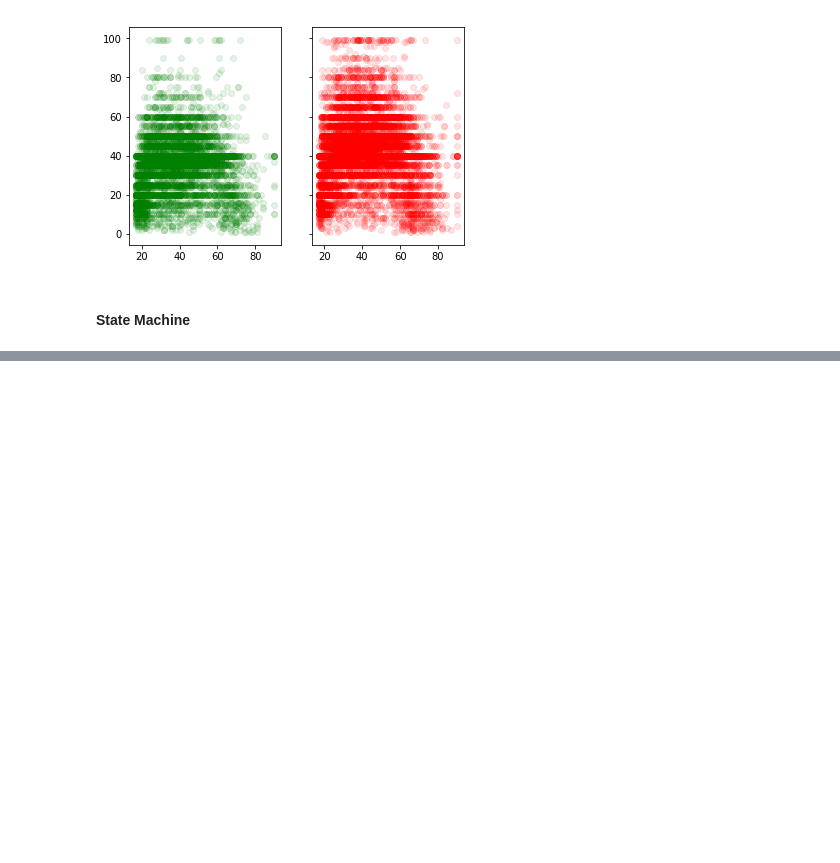
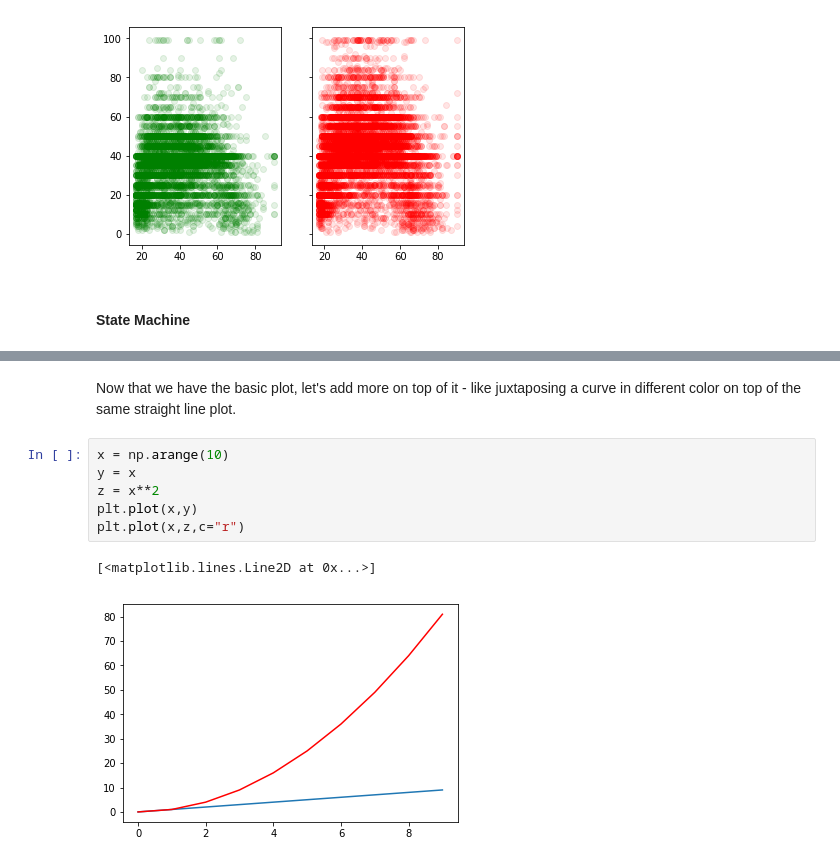
Before and after one commit to hotcode002/Machine-Learning-with-Python, a Jupyter notebook: week_1_basics/day_5_ml_plotting_libraries/notebooks/matplotlib.ipynb, the cells around one changed output, grey strips where cells are left out. Saved outputs shown, nothing was run; the diff lists cells and outputs as text; blank space fills up the shorter version.

```diff
--- a/week_1_basics/day_5_ml_plotting_libraries/notebooks/matplotlib.ipynb
+++ b/week_1_basics/day_5_ml_plotting_libraries/notebooks/matplotlib.ipynb
@@ -145,0 +163,11 @@ import matplotlib.pyplot as plt
+# %% [markdown]
+Now that we have the basic plot, let's add more on top of it - like juxtaposing a curve in different color on top of the same straight line plot.
+# %%
+x = np.arange(10)
+y = x
+z = x**2
+plt.plot(x,y)
+plt.plot(x,z,c="r")
+# %% [output]
+[<matplotlib.lines.Line2D at 0x...>]
+[figure, added]
```
Also changed, not shown: parts of 59 cells of this notebook.
